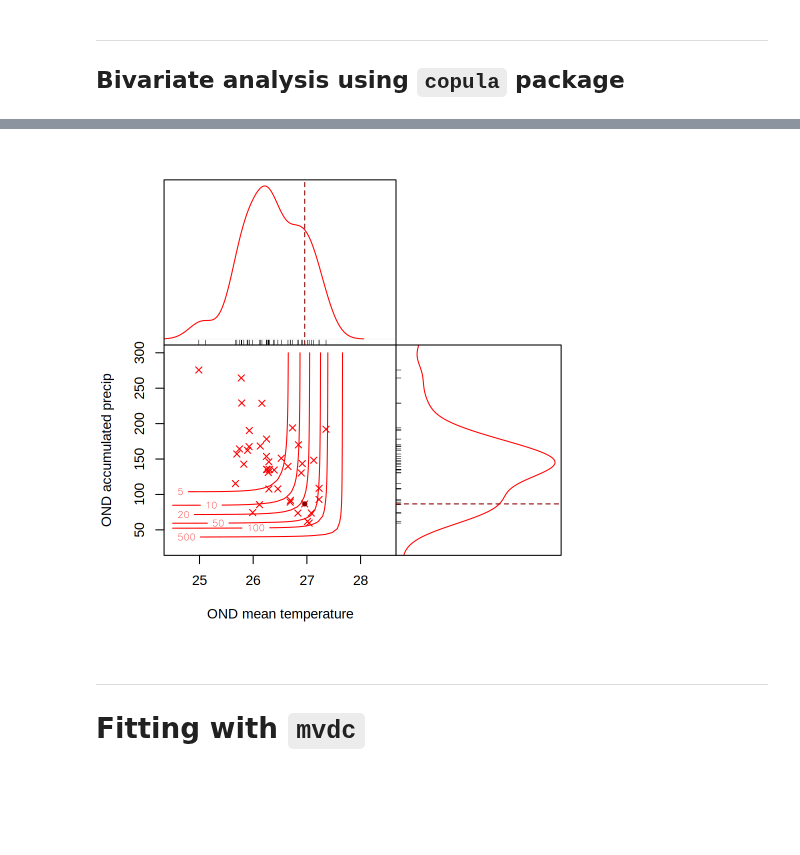
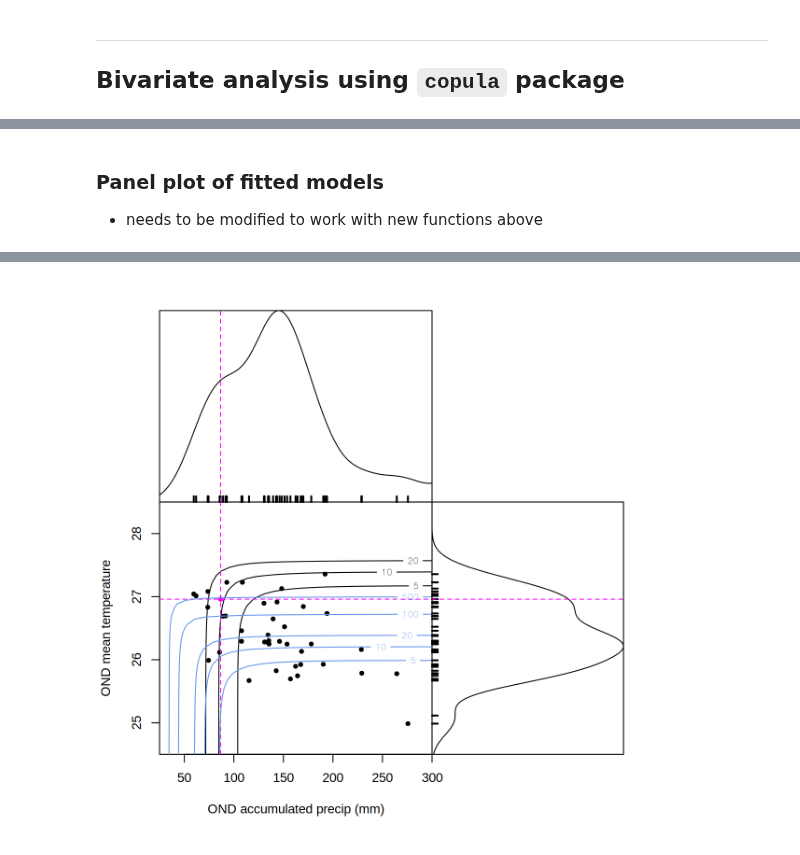
Before and after one commit to clairbarnes/wwa-archive, a Jupyter notebook: 23-03_EA-drought/EA_drought_1R_observations.ipynb, the cells around one changed output, grey strips where cells are left out. Saved outputs shown, nothing was run; the diff lists cells and outputs as text; code cells hidden in the pictures; blank space fills up the shorter version.

Commit message:
More on copula fitting

```diff
--- a/23-03_EA-drought/EA_drought_1R_observations.ipynb
+++ b/23-03_EA-drought/EA_drought_1R_observations.ipynb
@@ -99,2 +47,0 @@ transform <- function(mdl, x = NA, cov1 = NA, cov2 = 0, lower = F) {
-# %%
-df <- read.csv("data/gmst-nino-era5.csv")
@@ -241,9 +220,0 @@ points(u_tas, u_pr, pch = 20)
-# %%
-# direct plotting using copula doesn't seem to be able to account for one low, one high exceedance - use a mesh instead
-n <- 32  # define dimensions of mesh
-
-u_mesh <- seq(0,1,length.out = n)
-z_u <- sapply(1:n, function(j) sapply(n:1, function(i) pCopula(cbind(u_mesh[i], u_mesh[j]), cfit)))
-
-tas_mesh <- seq(24.5, 28.5, length.out = n)
-pr_mesh <- seq(25, 300,length.out = n)
@@ -257,9 +220,0 @@ points(u_tas, u_pr, pch = 20)
-# %%
-u_tas_2022 <- pnorm(tas_mesh, mean = pars_tas$mu[df$year == 2022], sd = pars_tas$sigma, lower.tail = T)
-u_pr_2022 <- plnorm(pr_mesh, mean = pars_pr[df$year == 2022,"mu0"], sd = pars_pr[df$year == 2022,"sigma0"], lower.tail = T)
-z_2022 <- sapply(1:n, function(j) sapply(n:1, function(i) pCopula(cbind(u_tas_2022[i], u_pr_2022[j]), cfit)))
-
-contour(tas_mesh, pr_mesh, z_2022, xlab = "OND mean temperature", ylab = "OND accumulated precip", levels = 1/yy, labels = yy, col = "red")
-points(df$tas_ond[df$year == 2022], df$pr_ond[df$year == 2022], pch = 20, col = "darkred")
-
-# add marginals to see if that helps untangle what's happening here
@@ -268,15 +319,22 @@ points(df$tas_ond[df$year == 2022], df$pr_ond[df$year == 2022], pch = 20, col =
+# %% [markdown]
+### **Panel plot of fitted models**
+
+- needs to be modified to work with new functions above
 # %%
+rc = c(1,1); w = 6; h = w; options(repr.plot.width = rc[2]*w, repr.plot.height = rc[1]*h, repr.plot.res = 200); par(mfrow = rc, pch = 20, xaxs = "i", yaxs = "i")
 layout(matrix(c(1,2,3,4),2,2), widths = c(3,2), heights = c(2,3))
 
 par(mar = c(0,4.1,2.1,0))
-plot(density(df$tas_ond), xaxt = "n", yaxt = "n", xlab = "", xlim = range(tas_mesh), ylab = "", main = "", col = "red")
-rug(df$tas_ond)
-abline(v = df$tas_ond[df$year == "2022"], col = "darkred", lty = 2)
+plot(density(df$pr_ond), xaxt = "n", yaxt = "n", xlab = "", xlim = range(pr_mesh), ylab = "", main = "", col = "black")
+rug(df$pr_ond, lwd = 2)
+abline(v = df$pr_ond[df$year == "2022"], col = "magenta", lty = 2)
 
 par(mar = c(5.4,4.1,0,0))
-contour(tas_mesh, pr_mesh, z_2022, xlab = "OND mean temperature", ylab = "OND accumulated precip", levels = 1/yy, labels = yy, col = "red")
-points(df$tas_ond, df$pr_ond, pch = 4 ,col = "red")
-points(df$tas_ond[df$year == 2022], df$pr_ond[df$year == 2022], pch = 20, col = "darkred")
+contour(z_2022, levels = 1/c(5,10,20), labels = c(5,10,20), xlab = "OND accumulated precip (mm)", ylab = "OND mean temperature")
+points(df$pr_ond, df$tas_ond)
+points(df$pr_ond[df$year == 2022], df$tas_ond[df$year == 2022], col = "magenta")
+abline(v = df$pr_ond[df$year == "2022"],, h = df$tas_ond[df$year == "2022"], col = "magenta", lty = 2)
+contour(z_hist, levels = 1/c(5,10,20,100,500), labels = c(5,10,20,100,500), col = "cornflowerblue", add = T)
 
 plot.new()
 # par(mar = c(0,0,2.1,2.1))
@@ -285,10 +343,10 @@ plot.new()
 # contour(cfit, dCopula, add = T)
 
 par(mar = c(5.4,0,0,2.1))
-dns <- density(df$pr_ond)
-plot(dns$y, dns$x, yaxt = "n", xaxt = "n", xlab = "", ylim = range(pr_mesh), type = "l", col = "red")
-rug(df$pr_ond, side = 2)
-abline(h = df$pr_ond[df$year == "2022"], col = "darkred", lty = 2)
+dns <- density(df$tas_ond)
+plot(dns$y, dns$x, yaxt = "n", xaxt = "n", xlab = "", ylim = range(tas_mesh), type = "l", col = "black")
+rug(df$tas_ond, side = 2, lwd = 2)
+abline(h = df$tas_ond[df$year == "2022"], col = "magenta", lty = 2)
 
 # probably better to replot with CDF on each axis? Or return level plot?
 # %% [output]
@@ -296,5 +354,2 @@ Warning message in rug(df$pr_ond, side = 2):
 “some values will be clipped”
-[figure, old version]
+[figure, new version]
-# %% [markdown]
----
-# **Fitting with `mvdc`**
```
Also changed, not shown: parts of 53 cells of this notebook.
